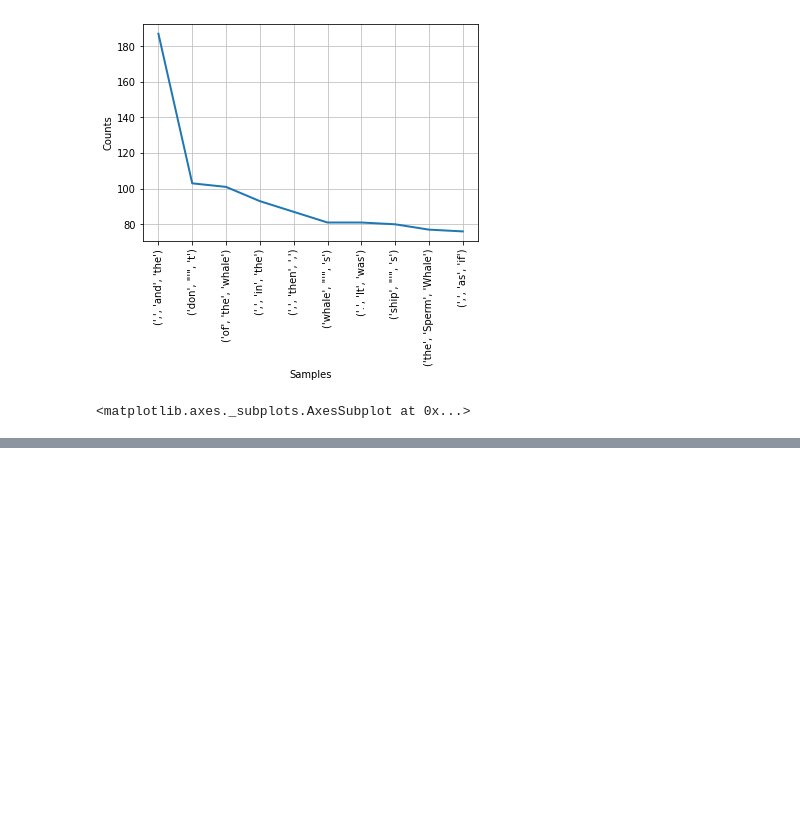
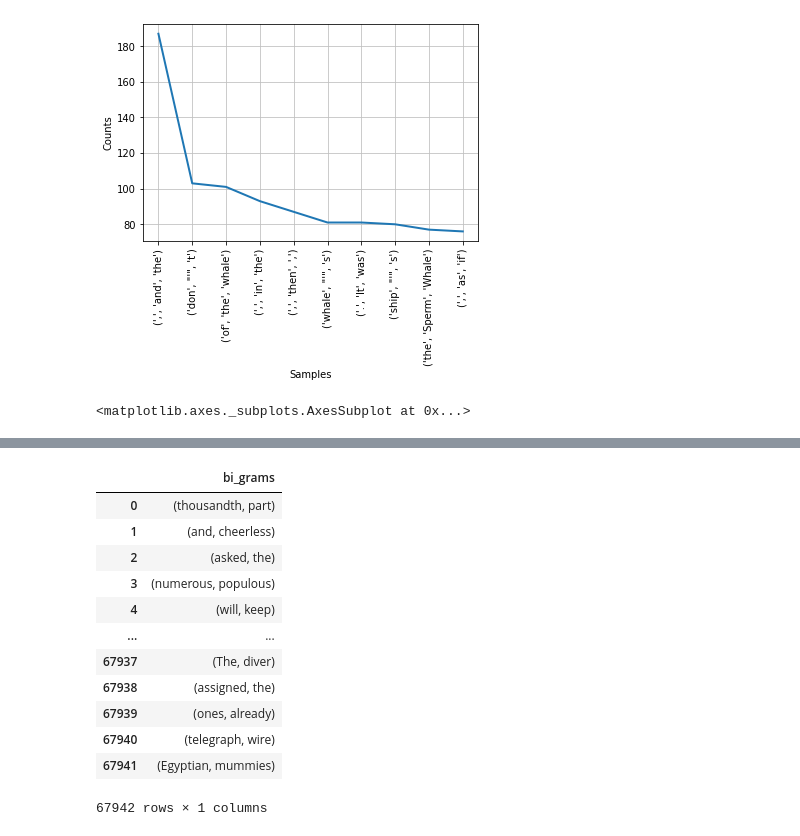
Before and after one commit to zamoravm1/Fundamentos_Procesamiento_Lenguaje-_Natural_con_Python_y_NLTK, a Jupyter notebook: c3_code_language_with_statistics.ipynb, the cells around one changed output, grey strips where cells are left out. Drawn from its saved outputs; the diff is of its cells as text; code cells hidden in the pictures; blank space fills up the shorter version.

```diff
--- a/c3_code_language_with_statistics.ipynb
+++ b/c3_code_language_with_statistics.ipynb
@@ -76,0 +81,31 @@ fdist.plot(10)
+# %%
+md_bigrams = list(bigrams(text1))
+
+threshold=2
+filtered_bigrams = [bigram for bigram in md_bigrams if len(bigram[0])>threshold and len(bigram[1])>threshold]
+filtered_bigrams_dist = FreqDist(filtered_bigrams)
+
+# dataframes, instancias un objeto de la libreria pandas
+# df es la versión de una hoja de excel en python
+df= pd.DataFrame()
+df['bi_grams'] = list(set(filtered_bigrams))
+#construimos una columna para cada componente de los bigramas
+#apply para usar lambda, ENTENDER LUEGO
+df['word_0'] = df['bi_grams'].apply(lambda x:x[0])
+df['word_0'] = df['bi_grams'].apply(lambda x:x[1])
+# %%
+df
+# %% [output]
+|  | bi_grams |
+| 0 | (thousandth, part) |
+| 1 | (and, cheerless) |
+| 2 | (asked, the) |
+| 3 | (numerous, populous) |
+| 4 | (will, keep) |
+| ... | ... |
+| 67937 | (The, diver) |
+| 67938 | (assigned, the) |
+| 67939 | (ones, already) |
+| 67940 | (telegraph, wire) |
+| 67941 | (Egyptian, mummies) |
+67942 rows × 1 columns
```
Also changed, not shown: parts of 1 cell of this notebook.
